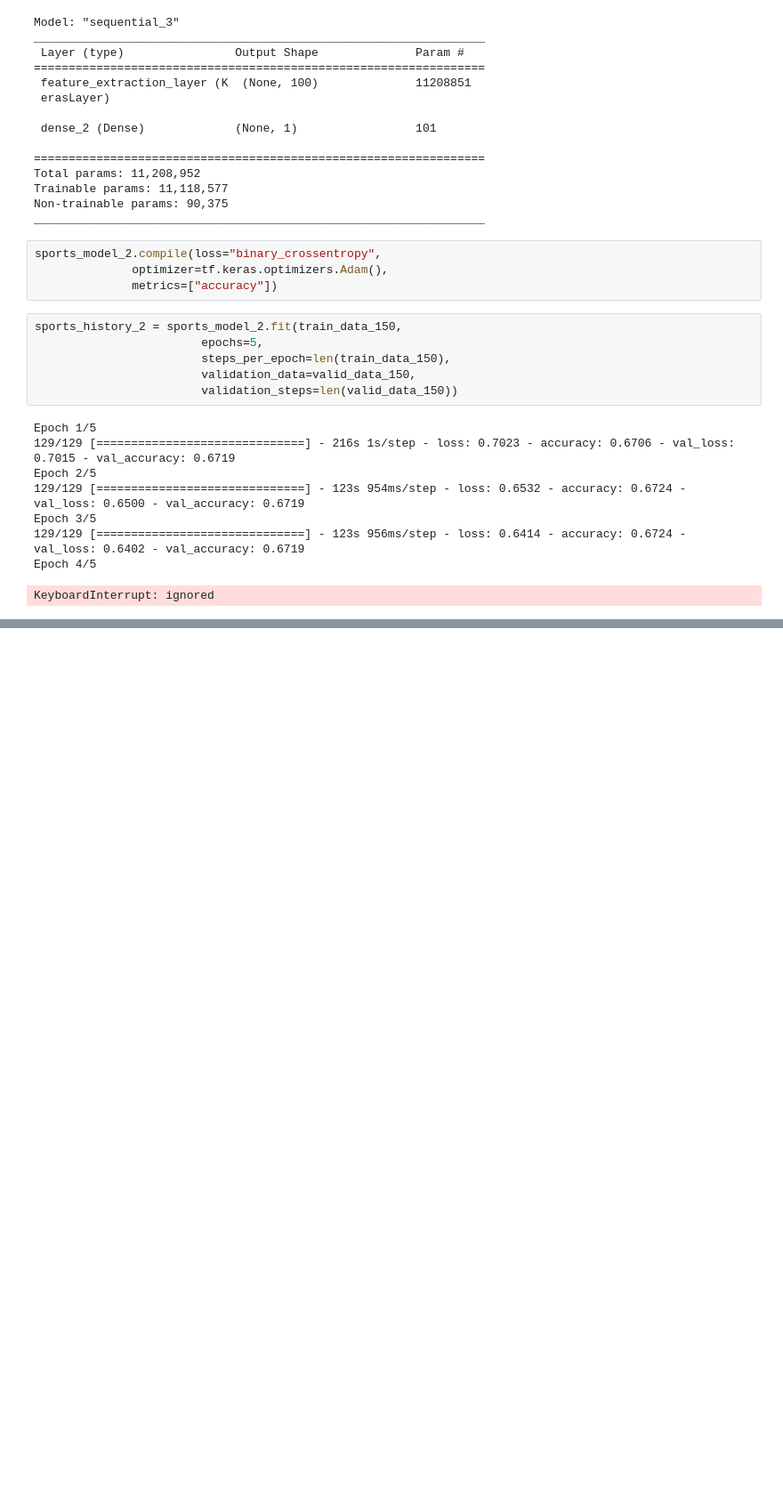
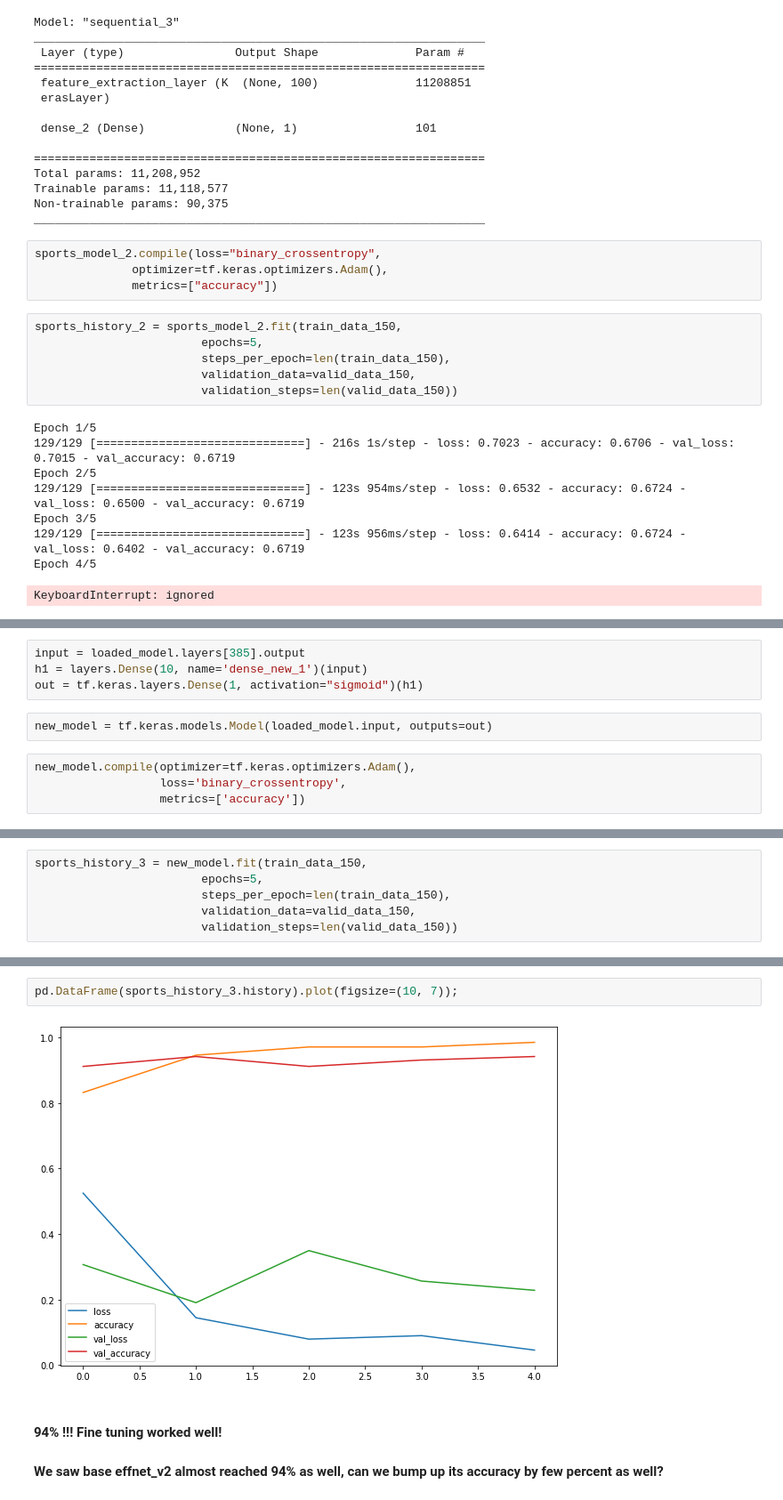
Before and after one commit to blazingbhavneek/data-exploration-and-ml, a Jupyter notebook: Binary_Image_Classifier_by_Bhavneek.ipynb, the cells around one changed output, grey strips where cells are left out. Shown at 89% size. Drawn from its saved outputs; the diff is of its cells as text; blank space fills up the shorter version.

```diff
--- a/Binary_Image_Classifier_by_Bhavneek.ipynb
+++ b/Binary_Image_Classifier_by_Bhavneek.ipynb
@@ -690,0 +758,10 @@ KeyboardInterrupt: ignored
+# %%
+input = loaded_model.layers[385].output
+h1 = layers.Dense(10, name='dense_new_1')(input)
+out = tf.keras.layers.Dense(1, activation="sigmoid")(h1)
+# %%
+new_model = tf.keras.models.Model(loaded_model.input, outputs=out)
+# %%
+new_model.compile(optimizer=tf.keras.optimizers.Adam(),
+                  loss='binary_crossentropy',
+                  metrics=['accuracy'])
@@ -690,0 +788,6 @@ KeyboardInterrupt: ignored
+# %%
+sports_history_3 = new_model.fit(train_data_150,
+                        epochs=5,
+                        steps_per_epoch=len(train_data_150),
+                        validation_data=valid_data_150,
+                        validation_steps=len(valid_data_150))
@@ -690,0 +805,7 @@ KeyboardInterrupt: ignored
+# %%
+pd.DataFrame(sports_history_3.history).plot(figsize=(10, 7));
+# %% [output]
+[figure, added]
+# %% [markdown]
+#### 94% !!! Fine tuning worked well!
+#### We saw base effnet_v2 almost reached 94% as well, can we bump up its accuracy by few percent as well?
```
Also changed, not shown: parts of 25 cells of this notebook.
